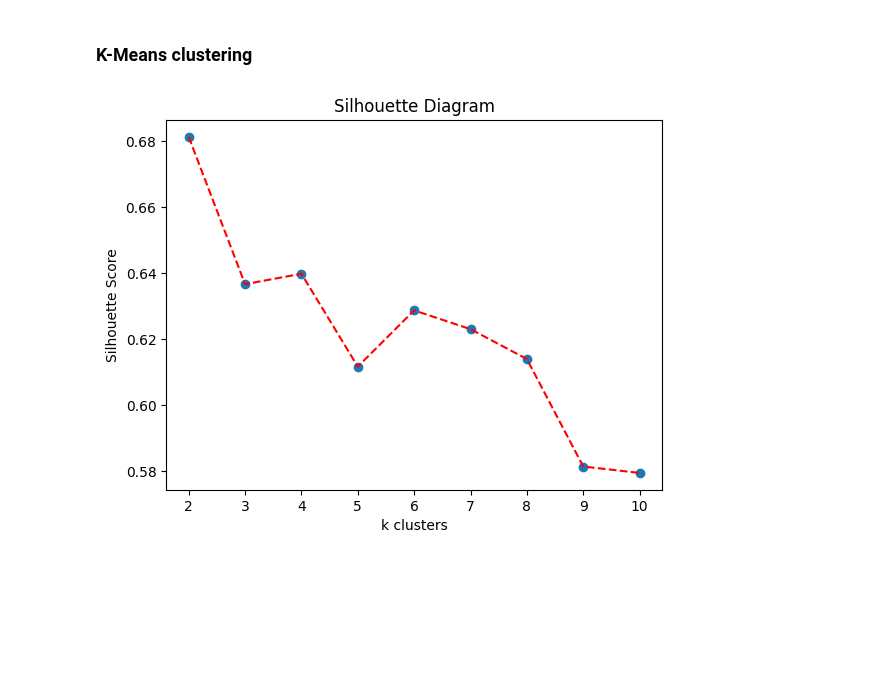
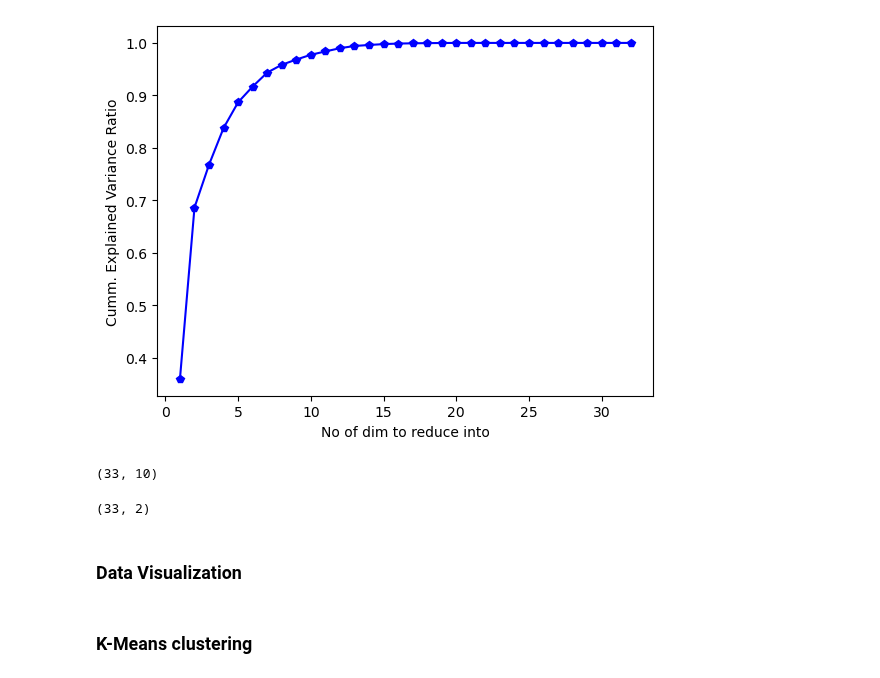
Before and after one commit to riziuzi/ASD_Unsupervised_Subgroup_Discovery, a Jupyter notebook: main.ipynb, the cells around one changed output. Drawn from its saved outputs; the diff is of its cells as text; code cells hidden in the pictures; blank space fills up the shorter version.

```diff
--- a/main.ipynb
+++ b/main.ipynb
@@ -32,0 +75,3 @@ X = arr2.values
+# %%
+X1= data_fa.iloc[: , 1:]
+X1
@@ -32,0 +97,22 @@ X = arr2.values
+# %%
+from sklearn.decomposition import PCA
+
+# proper no. of dimensions
+dim = []
+sum= 0
+for n in range(1,33) :
+    pca = PCA(n_components = n)
+    pca.fit(X1)
+
+    t = list(pca.explained_variance_ratio_)
+    sum+=t[-1]
+    dim.append(sum)
+
+plt.plot(range(1,33) , dim , marker='p', linestyle='-', color='b')
+plt.xlabel("No of dim to reduce into")
+plt.ylabel("Cumm. Explained Variance Ratio")
+plt.show()
+
+# almpost reduce into 10 dimensions .
+# %% [output]
+[figure, added]
@@ -33,25 +122,18 @@ X = arr2.values
+# %%
+pca1 = PCA(n_components =10)
+X = pca1.fit_transform(X1)
+# new feature dataset = X
+X.shape
+# %% [output]
+(33, 10)
+# %%
+pca2 = PCA(n_components =2)
+x2 = pca2.fit_transform(X2)
+# new feature dataset = X
+x2.shape
+# %% [output]
+(33, 2)
+# %% [markdown]
+### Data Visualization
 # %% [markdown]
 ### K-Means clustering
-# %%
-# Selecting the optimum number of clusters
-from sklearn.metrics import silhouette_score
-from sklearn.cluster import KMeans
-lis = []
-lis_num = []
-
-for i in range(2,11) :
-    kmeans1 = KMeans(n_clusters = i)
-    kmeans1.fit(X)
-    lis.append(silhouette_score(X, kmeans1.labels_))
-    lis_num.append(i)
-
-plt.plot(lis_num ,lis , "r--")
-plt.scatter(lis_num, lis)
-plt.xlabel("k clusters")
-plt.ylabel("Silhouette Score")
-plt.title("Silhouette Diagram")
-plt.show()
-
-# Optimum no .of clusters , where silhouete score s maximum  , is 2 , 4 OR 5 .
-# %% [output]
-[figure, removed]
```
Also changed, not shown: parts of 37 cells of this notebook.
